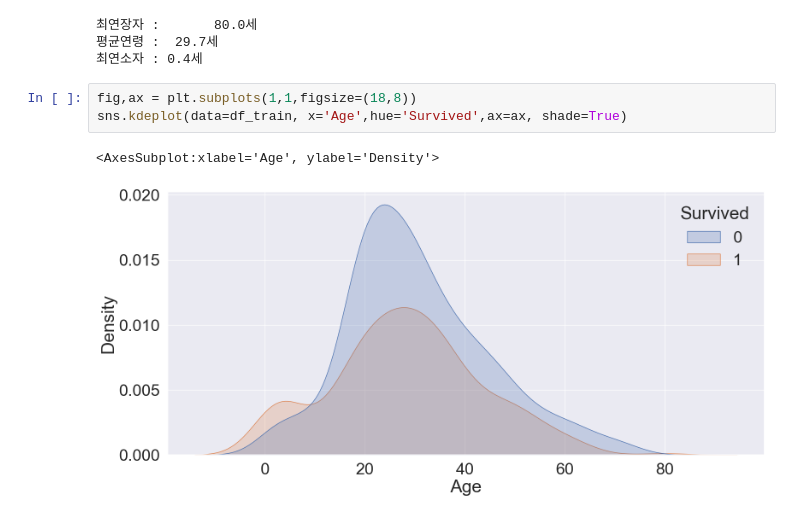
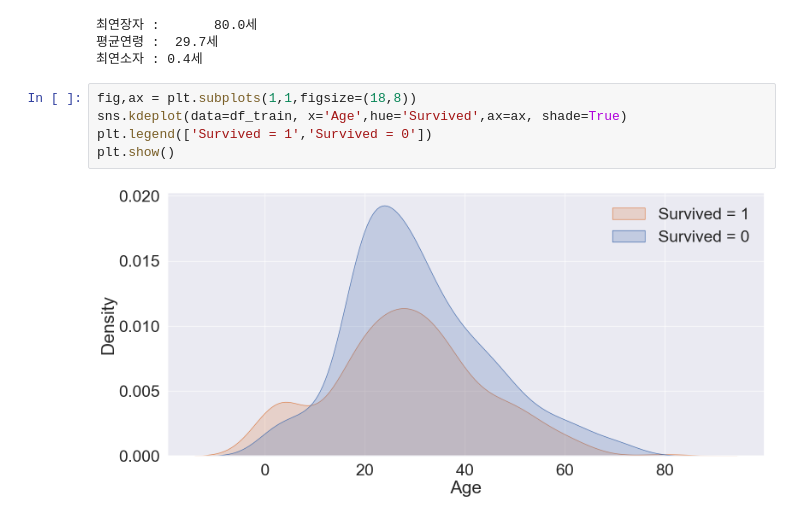
Before and after one commit to JW-Namsta/Kaggle_Study, a Jupyter notebook: Titanic/Titanic_copy_2.ipynb, the cells around one changed output. Saved outputs shown, nothing was run; the diff lists cells and outputs as text.

```diff
--- a/Titanic/Titanic_copy_2.ipynb
+++ b/Titanic/Titanic_copy_2.ipynb
@@ -182,6 +182,7 @@ print("최연소자 : {:.1f}세".format(df_train['Age'].min()))
 # %%
 fig,ax = plt.subplots(1,1,figsize=(18,8))
 sns.kdeplot(data=df_train, x='Age',hue='Survived',ax=ax, shade=True)
+plt.legend(['Survived = 1','Survived = 0'])
+plt.show()
 # %% [output]
-<AxesSubplot:xlabel='Age', ylabel='Density'>
-[figure, old version]
+[figure, new version]
```
Also changed, not shown: parts of 3 cells of this notebook.
